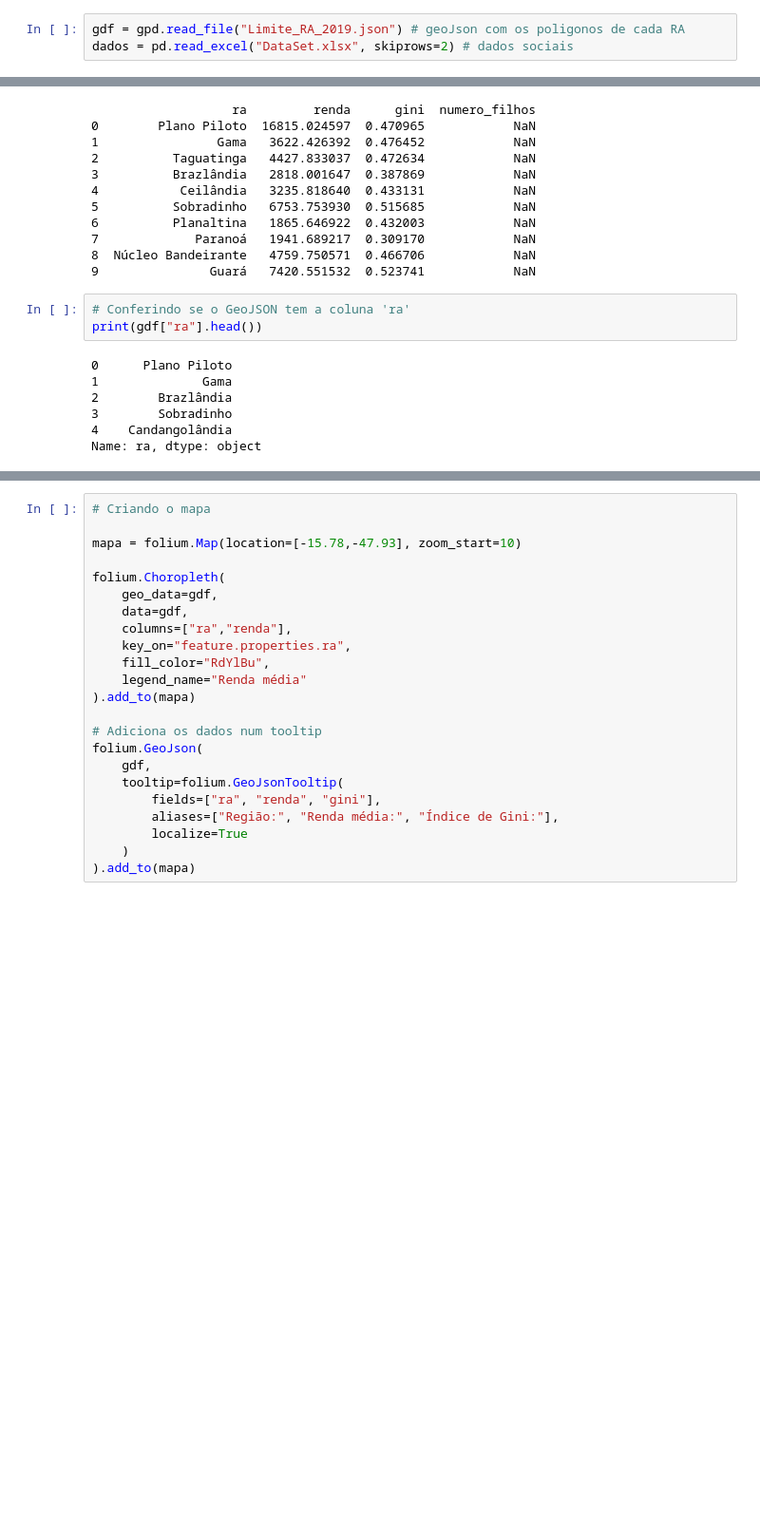
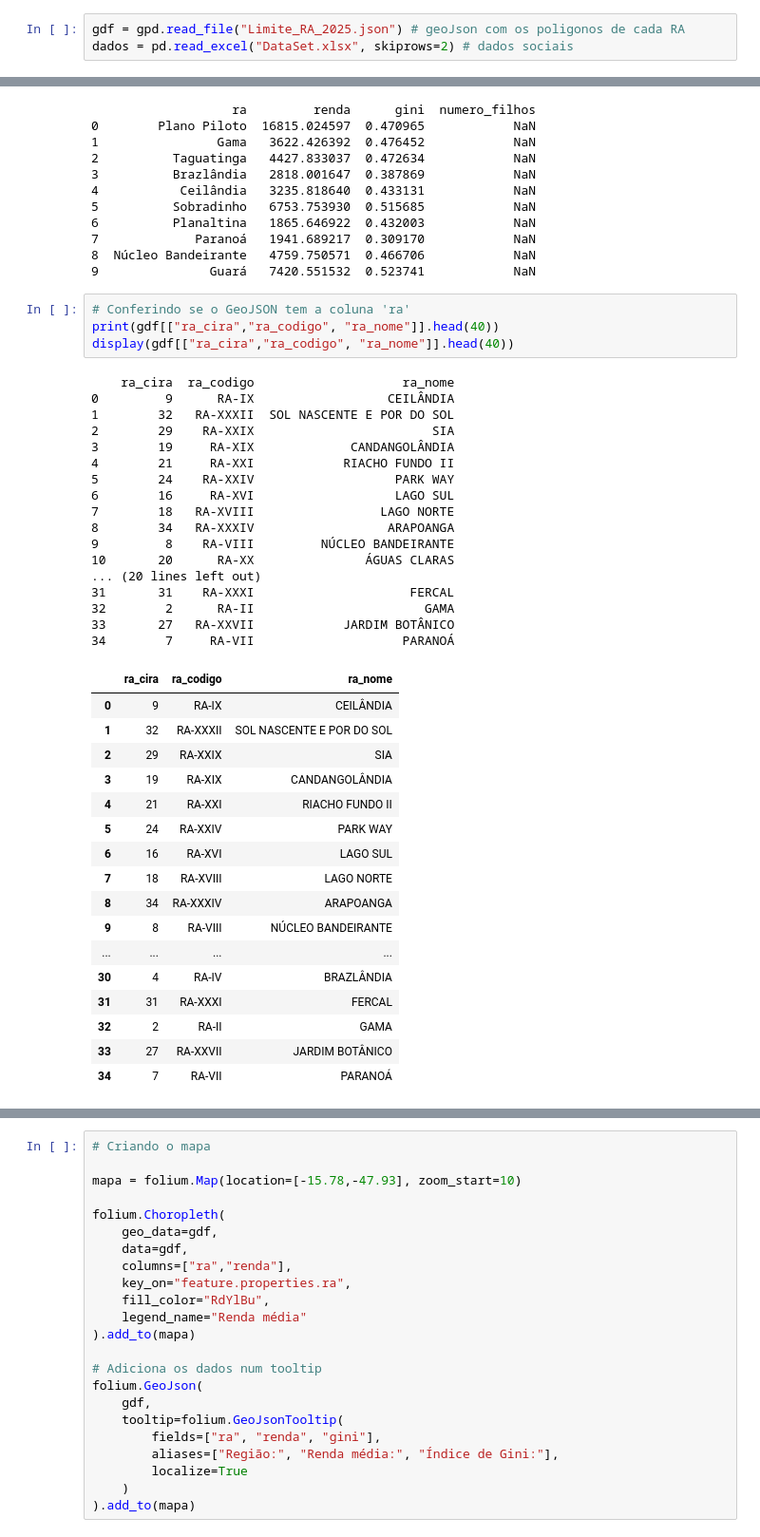
Before and after one commit to PedroHenrique31/ProjetoGeoPandas, a Jupyter notebook: Criador_de_mapa.ipynb, the cells around one changed output, grey strips where cells are left out. Shown at 95% size. Drawn from its saved outputs; the diff is of its cells as text; blank space fills up the shorter version.

```diff
--- a/Criador_de_mapa.ipynb
+++ b/Criador_de_mapa.ipynb
@@ -10,7 +10,7 @@ import pandas as pd
 import geopandas as gpd
 import folium
 # %%
-gdf = gpd.read_file("Limite_RA_2019.json") # geoJson com os poligonos de cada RA
+gdf = gpd.read_file("Limite_RA_2025.json") # geoJson com os poligonos de cada RA
 dados = pd.read_excel("DataSet.xlsx", skiprows=2) # dados sociais
 # %%
 print(gdf.columns)
@@ -90,14 +90,43 @@ print(dados.head(10))
 9               Guará   7420.551532  0.523741            NaN
 # %%
 # Conferindo se o GeoJSON tem a coluna 'ra'
-print(gdf["ra"].head())
+print(gdf[["ra_cira","ra_codigo", "ra_nome"]].head(40))
+display(gdf[["ra_cira","ra_codigo", "ra_nome"]].head(40))
 # %% [output]
-0      Plano Piloto
-1              Gama
-2        Brazlândia
-3        Sobradinho
-4    Candangolândia
-Name: ra, dtype: object
+    ra_cira  ra_codigo                    ra_nome
+0         9      RA-IX                  CEILÂNDIA
+1        32   RA-XXXII  SOL NASCENTE E POR DO SOL
+2        29    RA-XXIX                        SIA
+3        19     RA-XIX             CANDANGOLÂNDIA
+4        21     RA-XXI            RIACHO FUNDO II
+5        24    RA-XXIV                   PARK WAY
+6        16     RA-XVI                   LAGO SUL
+7        18   RA-XVIII                 LAGO NORTE
+8        34   RA-XXXIV                  ARAPOANGA
+9         8    RA-VIII         NÚCLEO BANDEIRANTE
+10       20      RA-XX               ÁGUAS CLARAS
+... (20 lines left out)
+31       31    RA-XXXI                     FERCAL
+32        2      RA-II                       GAMA
+33       27   RA-XXVII            JARDIM BOTÂNICO
+34        7     RA-VII                    PARANOÁ
+|  | ra_cira | ra_codigo | ra_nome |
+| 0 | 9 | RA-IX | CEILÂNDIA |
+| 1 | 32 | RA-XXXII | SOL NASCENTE E POR DO SOL |
+| 2 | 29 | RA-XXIX | SIA |
+| 3 | 19 | RA-XIX | CANDANGOLÂNDIA |
+| 4 | 21 | RA-XXI | RIACHO FUNDO II |
+| 5 | 24 | RA-XXIV | PARK WAY |
+| 6 | 16 | RA-XVI | LAGO SUL |
+| 7 | 18 | RA-XVIII | LAGO NORTE |
+| 8 | 34 | RA-XXXIV | ARAPOANGA |
+| 9 | 8 | RA-VIII | NÚCLEO BANDEIRANTE |
+| ... | ... | ... | ... |
+| 30 | 4 | RA-IV | BRAZLÂNDIA |
+| 31 | 31 | RA-XXXI | FERCAL |
+| 32 | 2 | RA-II | GAMA |
+| 33 | 27 | RA-XXVII | JARDIM BOTÂNICO |
+| 34 | 7 | RA-VII | PARANOÁ |
 # %%
 # Fazendo o merge com 'ra'
 gdf = gdf.merge(dados, on="ra")
```
Also changed, not shown: parts of 2 cells of this notebook.
